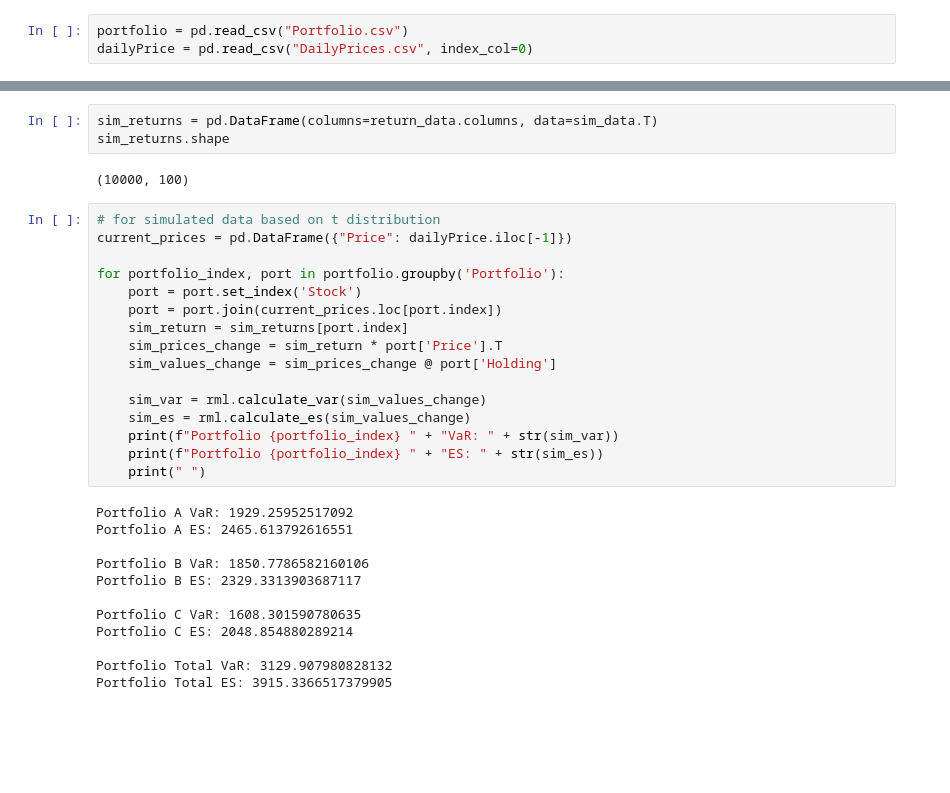
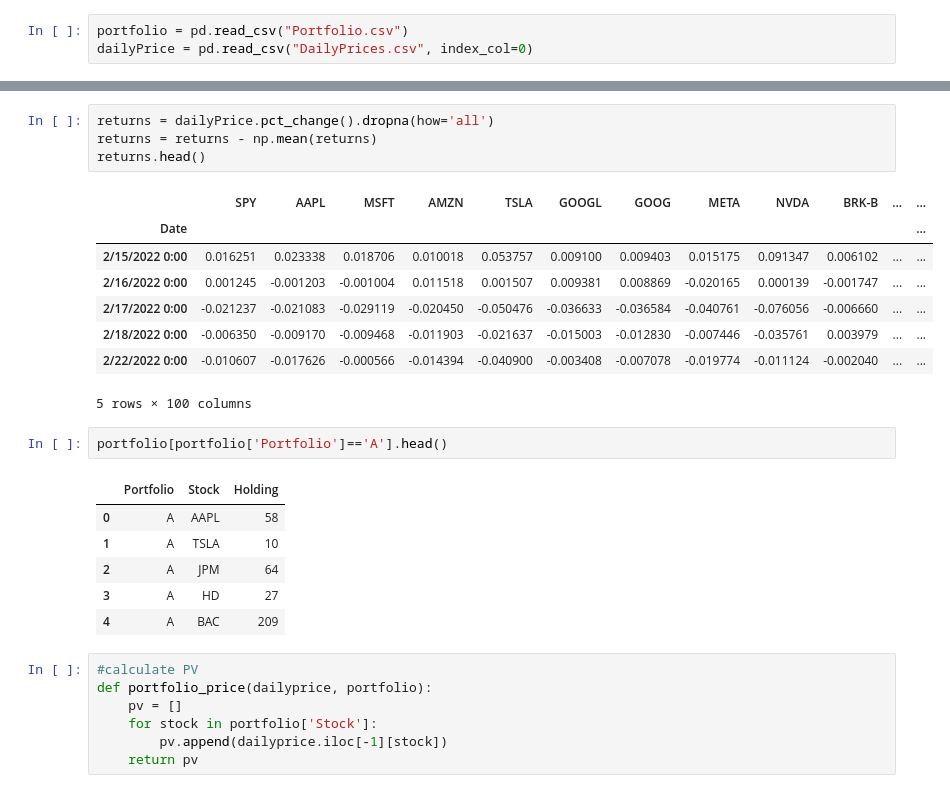
Before and after one commit to xiaokuan-zhao/FINTECH545, a Jupyter notebook: week05/Project/solution.ipynb, the cells around one changed output, grey strips where cells are left out. Cells and saved outputs as stored; diff of their text form; blank space fills up the shorter version.

```diff
--- a/week05/Project/solution.ipynb
+++ b/week05/Project/solution.ipynb
@@ -180,33 +132,29 @@ sim_data = np.array(sim_data)
-# %%
-sim_returns = pd.DataFrame(columns=return_data.columns, data=sim_data.T)
-sim_returns.shape
-# %% [output]
-(10000, 100)
-# %%
-# for simulated data based on t distribution
-current_prices = pd.DataFrame({"Price": dailyPrice.iloc[-1]})
-
-for portfolio_index, port in portfolio.groupby('Portfolio'):
-    port = port.set_index('Stock')
-    port = port.join(current_prices.loc[port.index])
-    sim_return = sim_returns[port.index]
-    sim_prices_change = sim_return * port['Price'].T
-    sim_values_change = sim_prices_change @ port['Holding']
-
-    sim_var = rml.calculate_var(sim_values_change)
-    sim_es = rml.calculate_es(sim_values_change)
-    print(f"Portfolio {portfolio_index} " + "VaR: " + str(sim_var))
-    print(f"Portfolio {portfolio_index} " + "ES: " + str(sim_es))
-    print(" ")
-# %% [output]
-Portfolio A VaR: 1929.25952517092
-Portfolio A ES: 2465.613792616551
-
-Portfolio B VaR: 1850.7786582160106
-Portfolio B ES: 2329.3313903687117
-
-Portfolio C VaR: 1608.301590780635
-Portfolio C ES: 2048.854880289214
-
-Portfolio Total VaR: 3129.907980828132
-Portfolio Total ES: 3915.3366517379905
+# %%
+returns = dailyPrice.pct_change().dropna(how='all')
+returns = returns - np.mean(returns)
+returns.head()
+# %% [output]
+|  | SPY | AAPL | MSFT | AMZN | TSLA | GOOGL | GOOG | META | NVDA | BRK-B | ... | ... |
+| Date |  |  |  |  |  |  |  |  |  |  |  | ... |
+| 2/15/2022 0:00 | 0.016251 | 0.023338 | 0.018706 | 0.010018 | 0.053757 | 0.009100 | 0.009403 | 0.015175 | 0.091347 | 0.006102 | ... | ... |
+| 2/16/2022 0:00 | 0.001245 | -0.001203 | -0.001004 | 0.011518 | 0.001507 | 0.009381 | 0.008869 | -0.020165 | 0.000139 | -0.001747 | ... | ... |
+| 2/17/2022 0:00 | -0.021237 | -0.021083 | -0.029119 | -0.020450 | -0.050476 | -0.036633 | -0.036584 | -0.040761 | -0.076056 | -0.006660 | ... | ... |
+| 2/18/2022 0:00 | -0.006350 | -0.009170 | -0.009468 | -0.011903 | -0.021637 | -0.015003 | -0.012830 | -0.007446 | -0.035761 | 0.003979 | ... | ... |
+| 2/22/2022 0:00 | -0.010607 | -0.017626 | -0.000566 | -0.014394 | -0.040900 | -0.003408 | -0.007078 | -0.019774 | -0.011124 | -0.002040 | ... | ... |
+5 rows × 100 columns
+# %%
+portfolio[portfolio['Portfolio']=='A'].head()
+# %% [output]
+|  | Portfolio | Stock | Holding |
+| 0 | A | AAPL | 58 |
+| 1 | A | TSLA | 10 |
+| 2 | A | JPM | 64 |
+| 3 | A | HD | 27 |
+| 4 | A | BAC | 209 |
+# %%
+#calculate PV
+def portfolio_price(dailyprice, portfolio):
+    pv = []
+    for stock in portfolio['Stock']:
+        pv.append(dailyprice.iloc[-1][stock])
+    return pv
```
Also changed, not shown: parts of 10 cells of this notebook, 2 other files.
